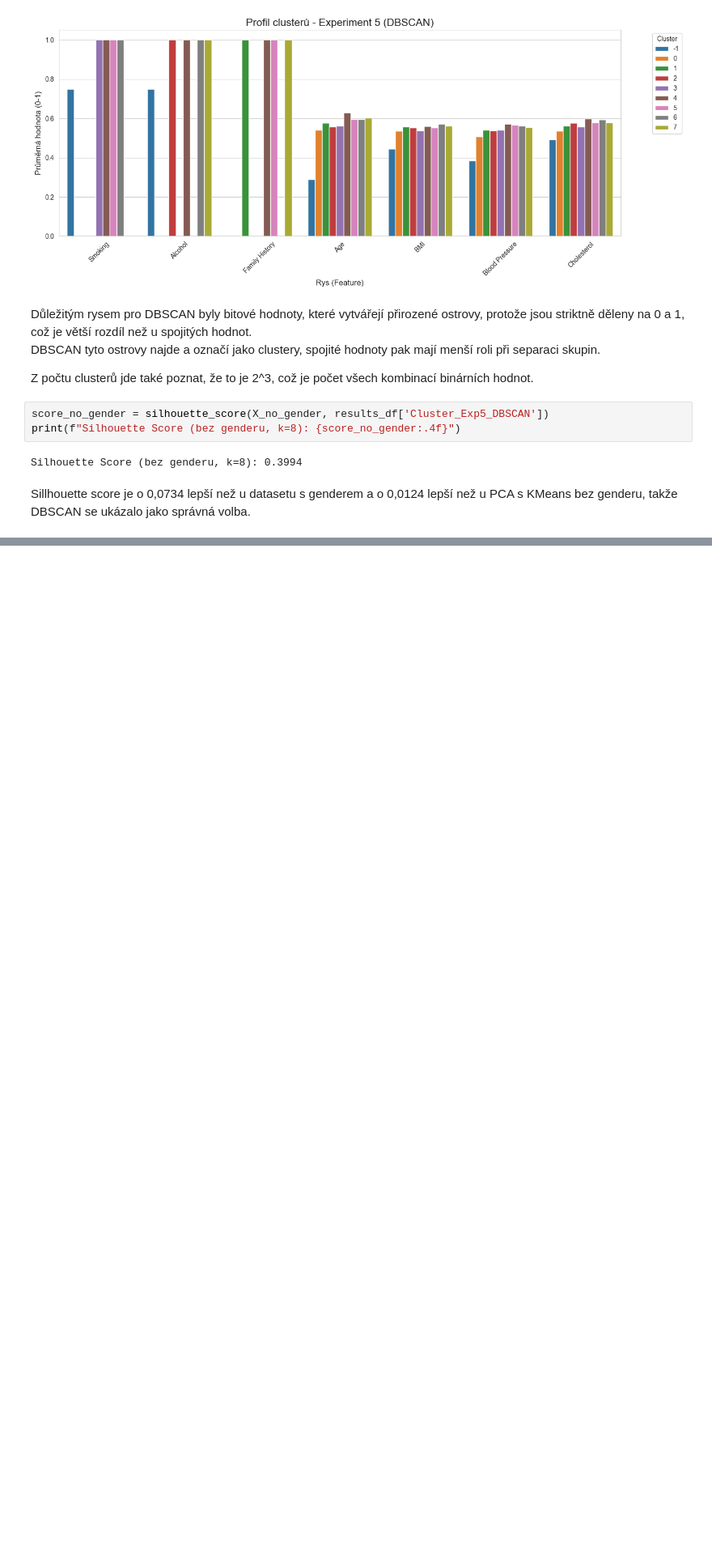
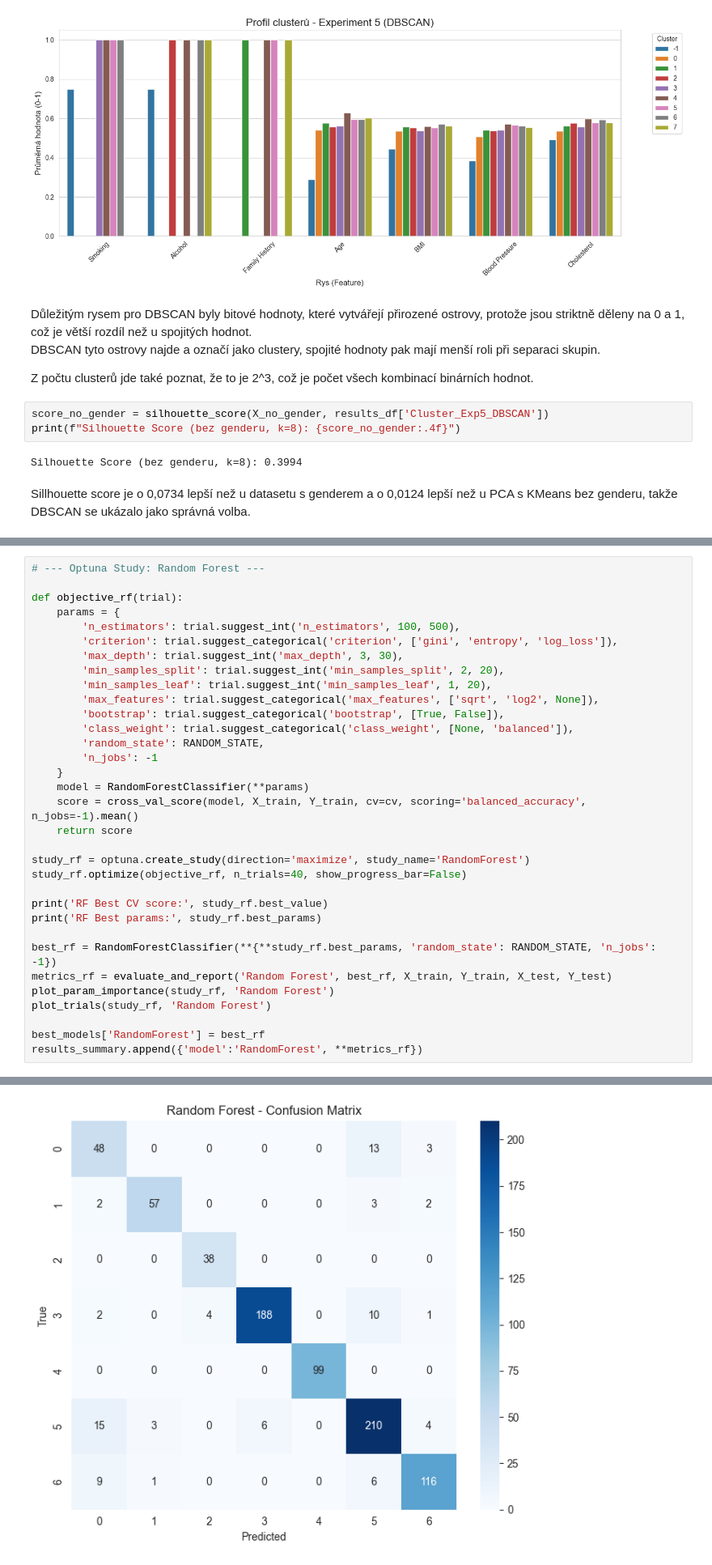
Before and after one commit to Ajraa/SU, a Jupyter notebook: project.ipynb, the cells around one changed output, grey strips where cells are left out. Shown at 81% size. Drawn from its saved outputs; the diff is of its cells as text; blank space fills up the shorter version.

```diff
--- a/project.ipynb
+++ b/project.ipynb
@@ -946,0 +1094,34 @@ Sillhouette score je o 0,0734 lepší než u datasetu s genderem a o 0,0124 lep
+# %%
+# --- Optuna Study: Random Forest ---
+
+def objective_rf(trial):
+    params = {
+        'n_estimators': trial.suggest_int('n_estimators', 100, 500),
+        'criterion': trial.suggest_categorical('criterion', ['gini', 'entropy', 'log_loss']),
+        'max_depth': trial.suggest_int('max_depth', 3, 30),
+        'min_samples_split': trial.suggest_int('min_samples_split', 2, 20),
+        'min_samples_leaf': trial.suggest_int('min_samples_leaf', 1, 20),
+        'max_features': trial.suggest_categorical('max_features', ['sqrt', 'log2', None]),
+        'bootstrap': trial.suggest_categorical('bootstrap', [True, False]),
+        'class_weight': trial.suggest_categorical('class_weight', [None, 'balanced']),
+        'random_state': RANDOM_STATE,
+        'n_jobs': -1
+    }
+    model = RandomForestClassifier(**params)
+    score = cross_val_score(model, X_train, Y_train, cv=cv, scoring='balanced_accuracy', n_jobs=-1).mean()
+    return score
+
+study_rf = optuna.create_study(direction='maximize', study_name='RandomForest')
+study_rf.optimize(objective_rf, n_trials=40, show_progress_bar=False)
+
+print('RF Best CV score:', study_rf.best_value)
+print('RF Best params:', study_rf.best_params)
+
+best_rf = RandomForestClassifier(**{**study_rf.best_params, 'random_state': RANDOM_STATE, 'n_jobs': -1})
+metrics_rf = evaluate_and_report('Random Forest', best_rf, X_train, Y_train, X_test, Y_test)
+plot_param_importance(study_rf, 'Random Forest')
+plot_trials(study_rf, 'Random Forest')
+
+best_models['RandomForest'] = best_rf
+results_summary.append({'model':'RandomForest', **metrics_rf})
+# %% [output]
@@ -946,0 +1162 @@ Sillhouette score je o 0,0734 lepší než u datasetu s genderem a o 0,0124 lep
+[figure, added]
```
Also changed, not shown: parts of 15 cells of this notebook.
